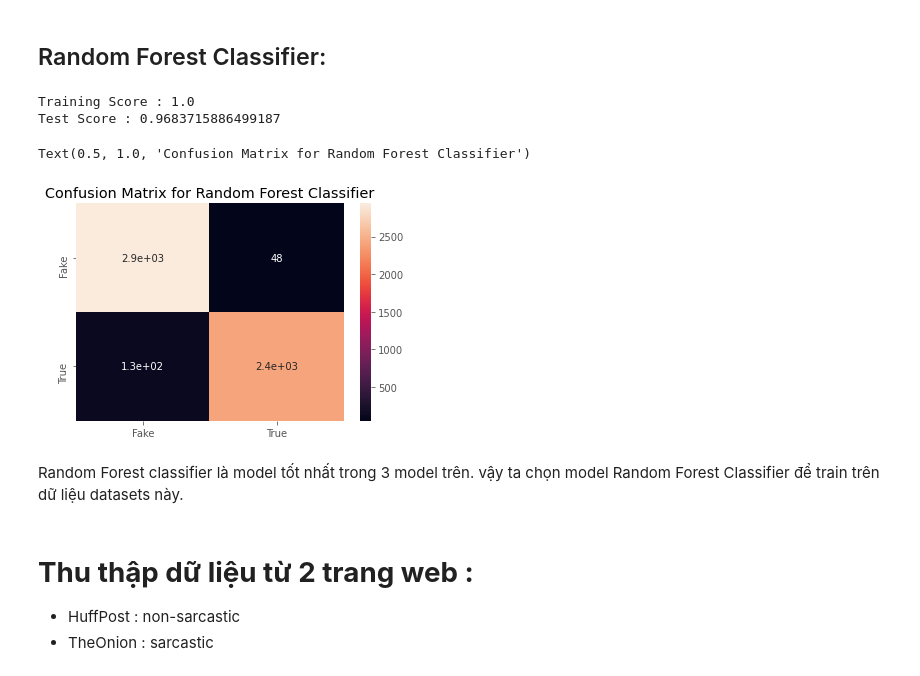
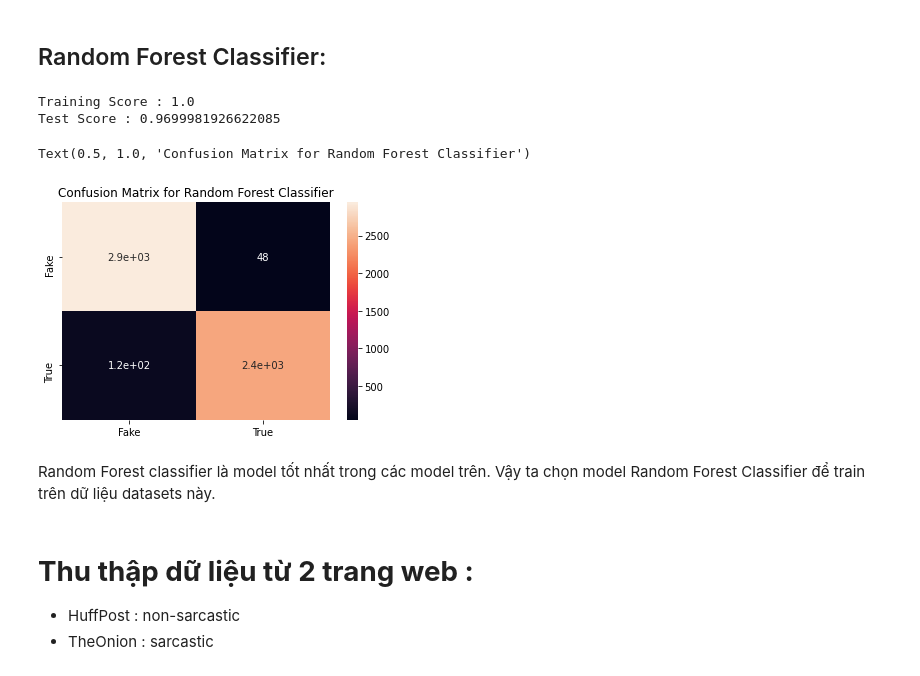
Before and after one commit to 18520076Khiem/CS114.K21, a Jupyter notebook: Case_Study_1.ipynb, the cells around one changed output. Drawn from its saved outputs; the diff is of its cells as text; code cells hidden in the pictures.

```diff
--- a/Case_Study_1.ipynb
+++ b/Case_Study_1.ipynb
@@ -230,0 +233,6 @@ X_train, X_test, y_train, y_test = train_test_split(x_data_tfidf, df['is_sarcast
+# %%
+from sklearn.tree import DecisionTreeClassifier
+dt=DecisionTreeClassifier()
+dt.fit(X_train,y_train)
+print(f"Training Score : {dt.score(X_train, y_train)}")
+print(f"Test Score : {dt.score(X_test, y_test)}")
@@ -230,0 +245,6 @@ X_train, X_test, y_train, y_test = train_test_split(x_data_tfidf, df['is_sarcast
+# %%
+from sklearn.neighbors import KNeighborsClassifier
+KN=KNeighborsClassifier()
+KN.fit(X_train,y_train)
+print(f"Training Score : {KN.score(X_train, y_train)}")
+print(f"Test Score : {KN.score(X_test, y_test)}")
@@ -261,25 +284,25 @@ Please also refer to the documentation for alternative solver options:
 ## Random Forest Classifier:
 # %%
 from sklearn.ensemble import RandomForestClassifier
-rf = RandomForestClassifier()
-rf.fit(X_train,y_train)
-print(f"Training Score : {rf.score(X_train, y_train)}")
-print(f"Test Score : {rf.score(X_test, y_test)}")
+rf_model = RandomForestClassifier()
+rf_model.fit(X_train,y_train)
+print(f"Training Score : {rf_model.score(X_train, y_train)}")
+print(f"Test Score : {rf_model.score(X_test, y_test)}")
 # %% [output]
 Training Score : 1.0
-Test Score : 0.9683715886499187
+Test Score : 0.9699981926622085
 # %%
-pred = rf.predict(X_test)
+pred = rf_model.predict(X_test)
 cm=metrics.confusion_matrix(y_test,pred)
 cm = pd.DataFrame(cm, index = ["Fake", "True"], columns=["Fake", "True"])
 sns.heatmap(cm, annot = True)
 plt.title("Confusion Matrix for Random Forest Classifier")
 # %% [output]
 Text(0.5, 1.0, 'Confusion Matrix for Random Forest Classifier')
-[figure, old version]
+[figure, new version]
 # %% [markdown]
-Random Forest classifier là model tốt nhất trong 3 model trên.
-vậy ta chọn model Random Forest Classifier để train trên dữ liệu datasets này.
+Random Forest classifier là model tốt nhất trong các model trên.
+Vậy ta chọn model Random Forest Classifier để train trên dữ liệu datasets này.
 # %% [markdown]
 # **Thu thập dữ liệu từ 2 trang web :**
   - HuffPost : non-sarcastic
```
Also changed, not shown: parts of 11 cells of this notebook.
